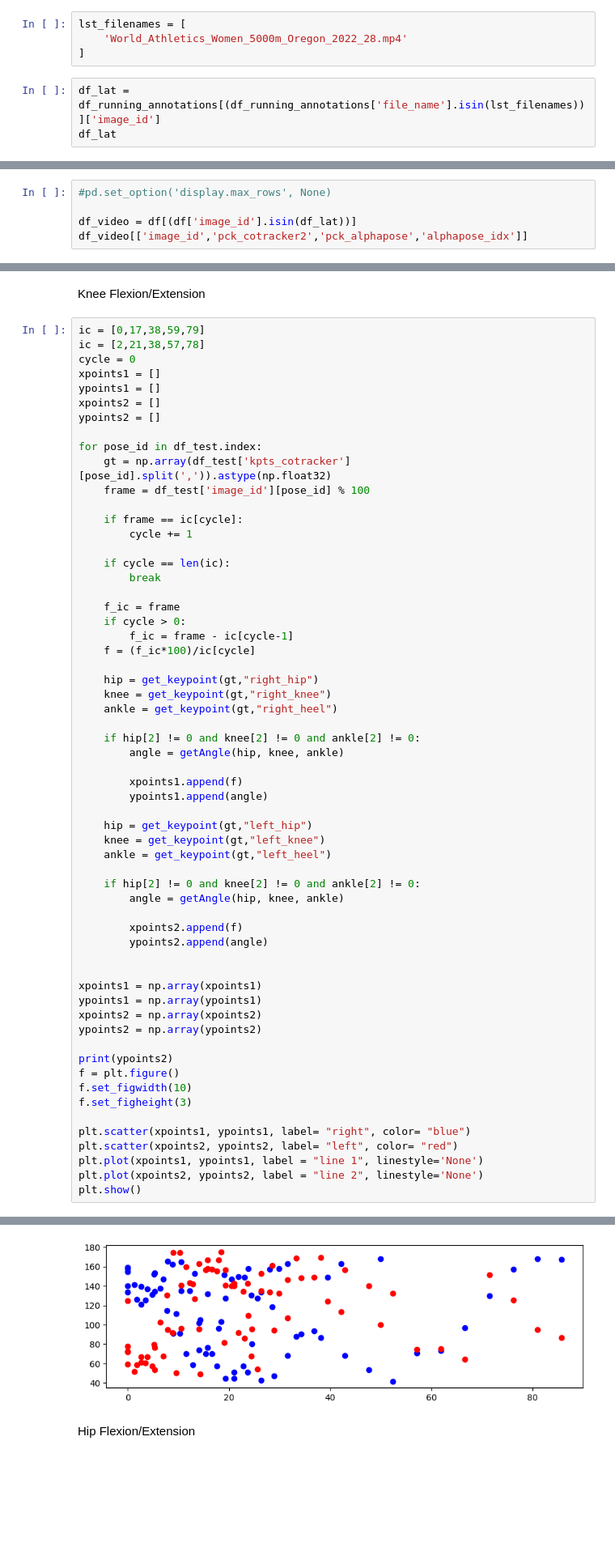
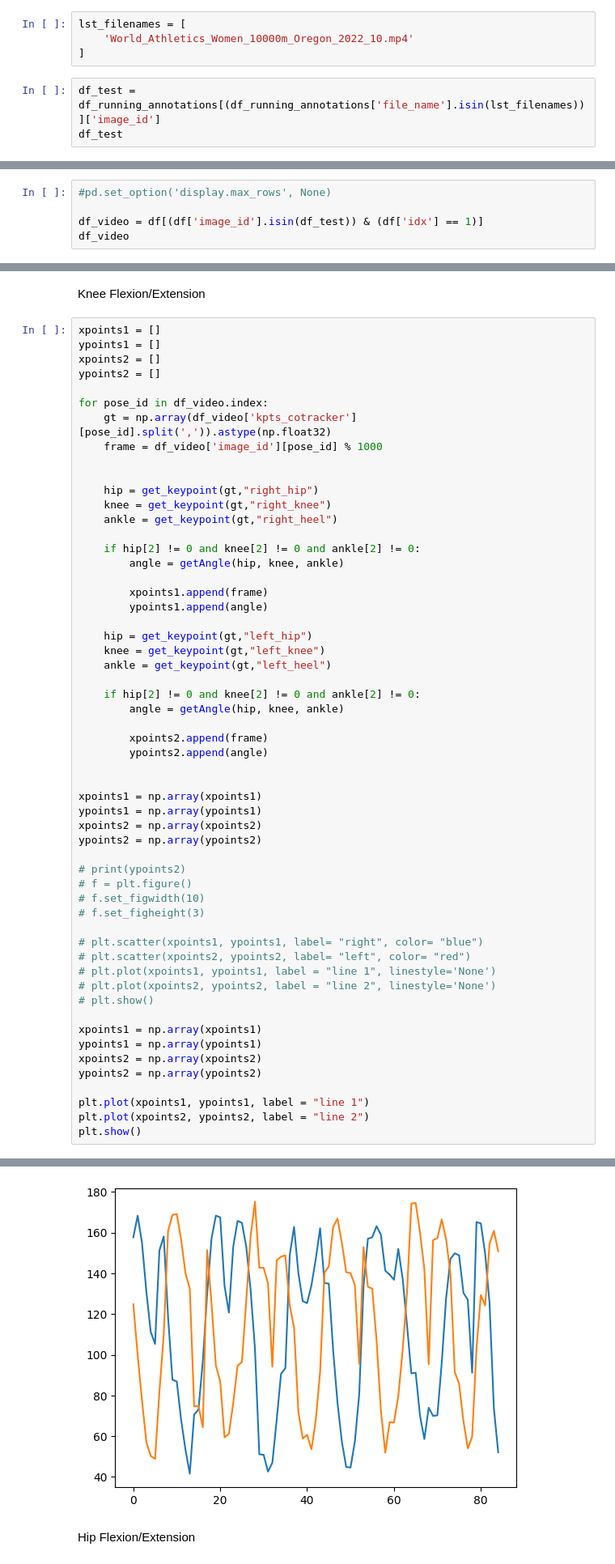
Before and after one commit to justy93/PoseEstimation, a Jupyter notebook: experiments_cotrackerV2.ipynb, the cells around one changed output, grey strips where cells are left out. Shown: that part at 81% size. Saved outputs shown, nothing was run; the diff lists cells and outputs as text; blank space fills up the shorter version.

```diff
--- a/experiments_cotrackerV2.ipynb
+++ b/experiments_cotrackerV2.ipynb
@@ -14,9 +14,9 @@ LABELS_MISSING = ['Head','Neck','Hip']
 df_running_annotations = customutils.load_images_dataframe()
 # %%
 lst_filenames = [
-    'World_Athletics_Women_5000m_Oregon_2022_28.mp4'
+    'World_Athletics_Women_10000m_Oregon_2022_10.mp4'
 ]
 # %%
-df_lat = df_running_annotations[(df_running_annotations['file_name'].isin(lst_filenames))]['image_id']
-df_lat
+df_test = df_running_annotations[(df_running_annotations['file_name'].isin(lst_filenames))]['image_id']
+df_test
 # %% [output]
@@ -466,6 +685,6 @@ df_good = df[(df['oks_foot_cotracker3'] > df['oks_foot_vitpose'])][['image_id','
 # %%
 #pd.set_option('display.max_rows', None)
 
-df_video = df[(df['image_id'].isin(df_lat))]
-df_video[['image_id','pck_cotracker2','pck_alphapose','alphapose_idx']]
+df_video = df[(df['image_id'].isin(df_test)) & (df['idx'] == 1)]
+df_video
 # %% [output]
@@ -534,28 +766,15 @@ df[df['image_id']==6002]#['pckh']
 # %% [markdown]
 Knee Flexion/Extension
 # %%
-ic = [0,17,38,59,79]
-ic = [2,21,38,57,78]
-cycle = 0
 xpoints1 = []
 ypoints1 = []
 xpoints2 = []
 ypoints2 = []
 
-for pose_id in df_test.index:
-    gt = np.array(df_test['kpts_cotracker'][pose_id].split(',')).astype(np.float32)
-    frame = df_test['image_id'][pose_id] % 100
+for pose_id in df_video.index:
+    gt = np.array(df_video['kpts_cotracker'][pose_id].split(',')).astype(np.float32)
+    frame = df_video['image_id'][pose_id] % 1000
 
-    if frame == ic[cycle]:
-        cycle += 1
-
-    if cycle == len(ic):
-        break
-
-    f_ic = frame
-    if cycle > 0:
-        f_ic = frame - ic[cycle-1]
-    f = (f_ic*100)/ic[cycle]
 
     hip = get_keypoint(gt,"right_hip")
     knee = get_keypoint(gt,"right_knee")
@@ -564,7 +783,7 @@ for pose_id in df_test.index:
     if hip[2] != 0 and knee[2] != 0 and ankle[2] != 0:
         angle = getAngle(hip, knee, ankle)
 
-        xpoints1.append(f)
+        xpoints1.append(frame)
         ypoints1.append(angle)
 
     hip = get_keypoint(gt,"left_hip")
@@ -574,7 +793,7 @@ for pose_id in df_test.index:
     if hip[2] != 0 and knee[2] != 0 and ankle[2] != 0:
         angle = getAngle(hip, knee, ankle)
 
-        xpoints2.append(f)
+        xpoints2.append(frame)
         ypoints2.append(angle)
 
 
@@ -583,14 +802,23 @@ ypoints1 = np.array(ypoints1)
 xpoints2 = np.array(xpoints2)
 ypoints2 = np.array(ypoints2)
 
-print(ypoints2)
-f = plt.figure()
-f.set_figwidth(10)
-f.set_figheight(3)
+# print(ypoints2)
+# f = plt.figure()
+# f.set_figwidth(10)
+# f.set_figheight(3)
 
-plt.scatter(xpoints1, ypoints1, label= "right", color= "blue")
-plt.scatter(xpoints2, ypoints2, label= "left", color= "red")
-plt.plot(xpoints1, ypoints1, label = "line 1", linestyle='None')
-plt.plot(xpoints2, ypoints2, label = "line 2", linestyle='None')
+# plt.scatter(xpoints1, ypoints1, label= "right", color= "blue")
+# plt.scatter(xpoints2, ypoints2, label= "left", color= "red")
+# plt.plot(xpoints1, ypoints1, label = "line 1", linestyle='None')
+# plt.plot(xpoints2, ypoints2, label = "line 2", linestyle='None')
+# plt.show()
+
+xpoints1 = np.array(xpoints1)
+ypoints1 = np.array(ypoints1)
+xpoints2 = np.array(xpoints2)
+ypoints2 = np.array(ypoints2)
+
+plt.plot(xpoints1, ypoints1, label = "line 1")
+plt.plot(xpoints2, ypoints2, label = "line 2")
 plt.show()
 # %% [output]
@@ -610,4 +825,4 @@ plt.show()
-[figure, old version]
+[figure, new version]
 # %% [markdown]
 Hip Flexion/Extension
 # %%
```
Also changed, not shown: parts of 24 cells of this notebook, 2 other files.
